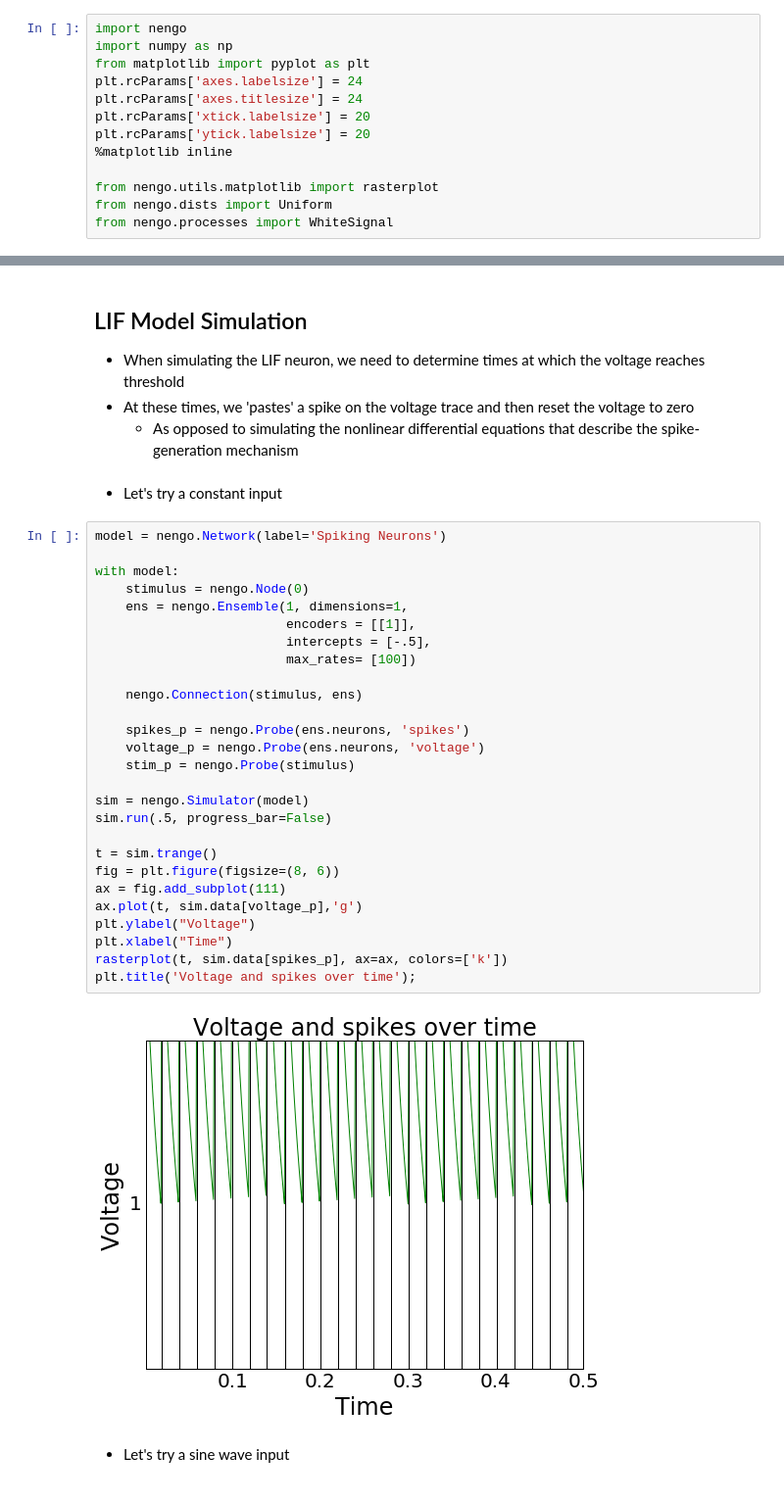
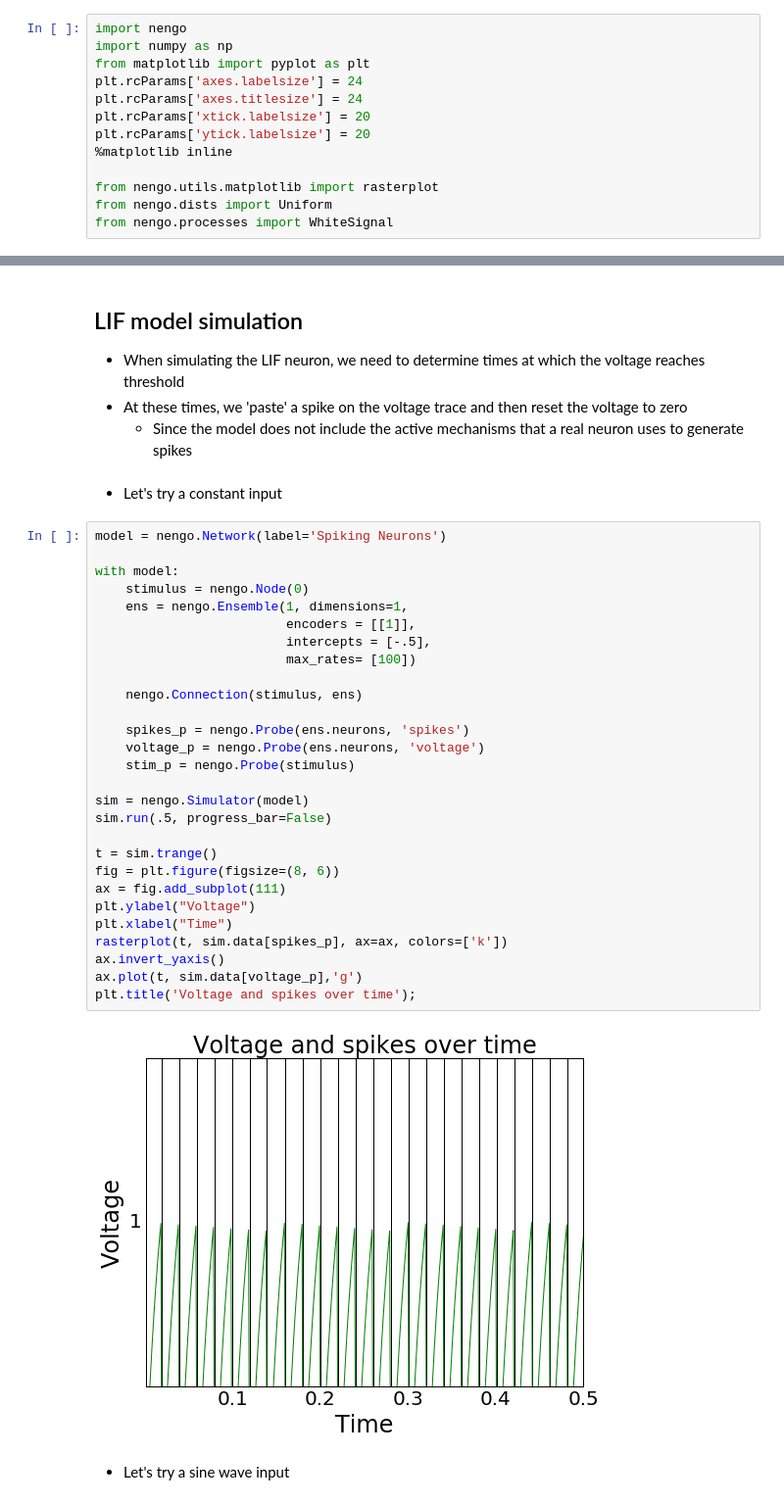
Before and after one commit to Stanford-BIS/syde556, a Jupyter notebook: EE 304 Lecture 3 Temporal Representation.ipynb, the cells around one changed output, grey strips where cells are left out. Shown at 98% size. Cells and saved outputs as stored; diff of their text form.

```diff
--- a/EE 304 Lecture 3 Temporal Representation.ipynb
+++ b/EE 304 Lecture 3 Temporal Representation.ipynb
@@ -166,41 +157,42 @@ $
 - Hence, we need to do the convolution--or solve the ODE numerically
     - $ {{dV} \over {dt}} = {1 \over {\tau_{RC}}} [R J_{input}(t) - {V(t)}]  $
 # %% [markdown]
-## LIF Model Simulation
+## LIF model simulation
 - When simulating the LIF neuron, we need to determine times at which the voltage reaches threshold
-- At these times, we 'pastes' a spike on the voltage trace and then reset the voltage to zero
-    - As opposed to simulating the nonlinear differential equations that describe the spike-generation mechanism
+- At these times, we 'paste' a spike on the voltage trace and then reset the voltage to zero
+    - Since the model does not include the active mechanisms that a real neuron uses to generate spikes
 # %% [markdown]
 - Let's try a constant input
 # %%
 model = nengo.Network(label='Spiking Neurons')
 
 with model:
     stimulus = nengo.Node(0)
     ens = nengo.Ensemble(1, dimensions=1,
                          encoders = [[1]],
                          intercepts = [-.5],
                          max_rates= [100])
 
     nengo.Connection(stimulus, ens)
 
     spikes_p = nengo.Probe(ens.neurons, 'spikes')
     voltage_p = nengo.Probe(ens.neurons, 'voltage')
     stim_p = nengo.Probe(stimulus)
 
 sim = nengo.Simulator(model)
 sim.run(.5, progress_bar=False)
 
 t = sim.trange()
 fig = plt.figure(figsize=(8, 6))
 ax = fig.add_subplot(111)
-ax.plot(t, sim.data[voltage_p],'g')
 plt.ylabel("Voltage")
 plt.xlabel("Time")
 rasterplot(t, sim.data[spikes_p], ax=ax, colors=['k'])
+ax.invert_yaxis()
+ax.plot(t, sim.data[voltage_p],'g')
 plt.title('Voltage and spikes over time');
 # %% [output]
-[figure, old version]
+[figure, new version]
 # %% [markdown]
 - Let's try a sine wave input
 # %%
```
Also changed, not shown: parts of 15 cells of this notebook, 1 other file.
